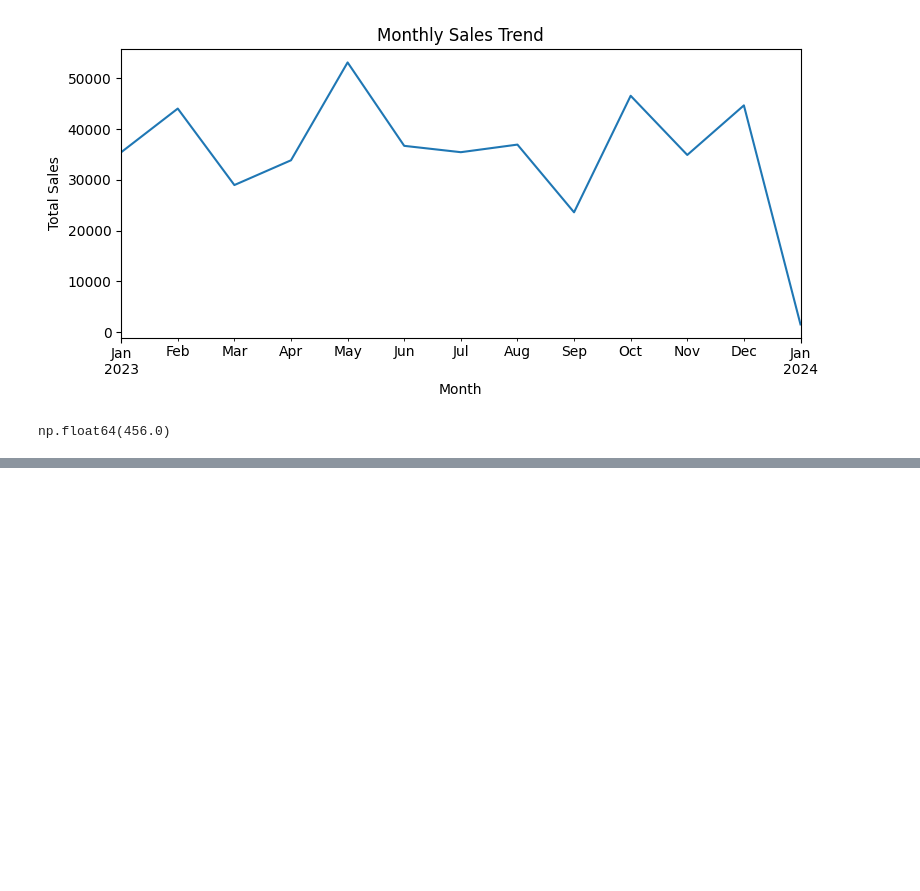
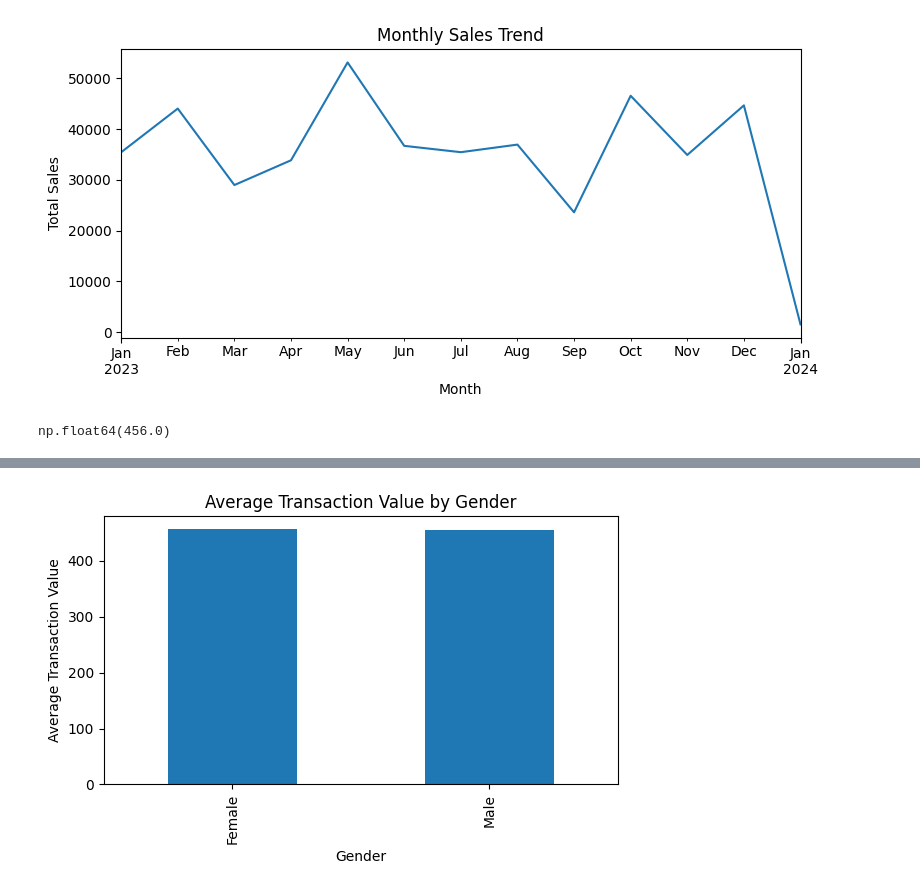
Before and after one commit to TathilaSiriwardhana/Retail-sales-data-analysis, a Jupyter notebook: notebooks/03_customer_and_product_insights.ipynb, the cells around one changed output, grey strips where cells are left out. Drawn from its saved outputs; the diff is of its cells as text; code cells hidden in the pictures; blank space fills up the shorter version.

```diff
--- a/notebooks/03_customer_and_product_insights.ipynb
+++ b/notebooks/03_customer_and_product_insights.ipynb
@@ -121,0 +160,12 @@ np.float64(456.0)
+# %%
+plt.figure(figsize=(6, 4))
+gender_avg_spend.plot(kind="bar")
+plt.title("Average Transaction Value by Gender")
+plt.xlabel("Gender")
+plt.ylabel("Average Transaction Value")
+plt.tight_layout()
+
+plt.savefig("../outputs/figures/avg_transaction_value_by_gender.png")
+plt.show()
+# %% [output]
+[figure, added]
```
Also changed, not shown: parts of 11 cells of this notebook, 5 other files.
